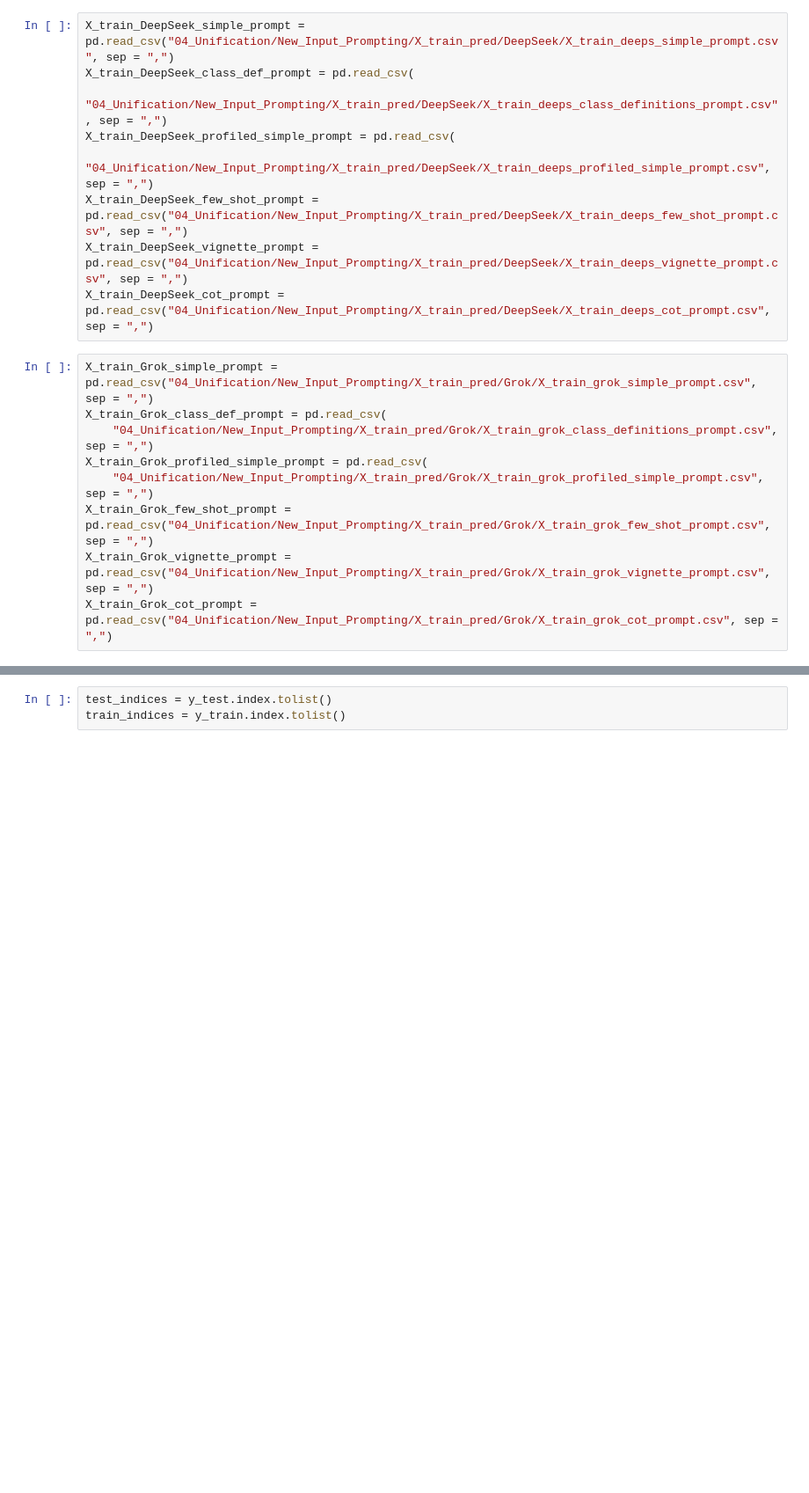
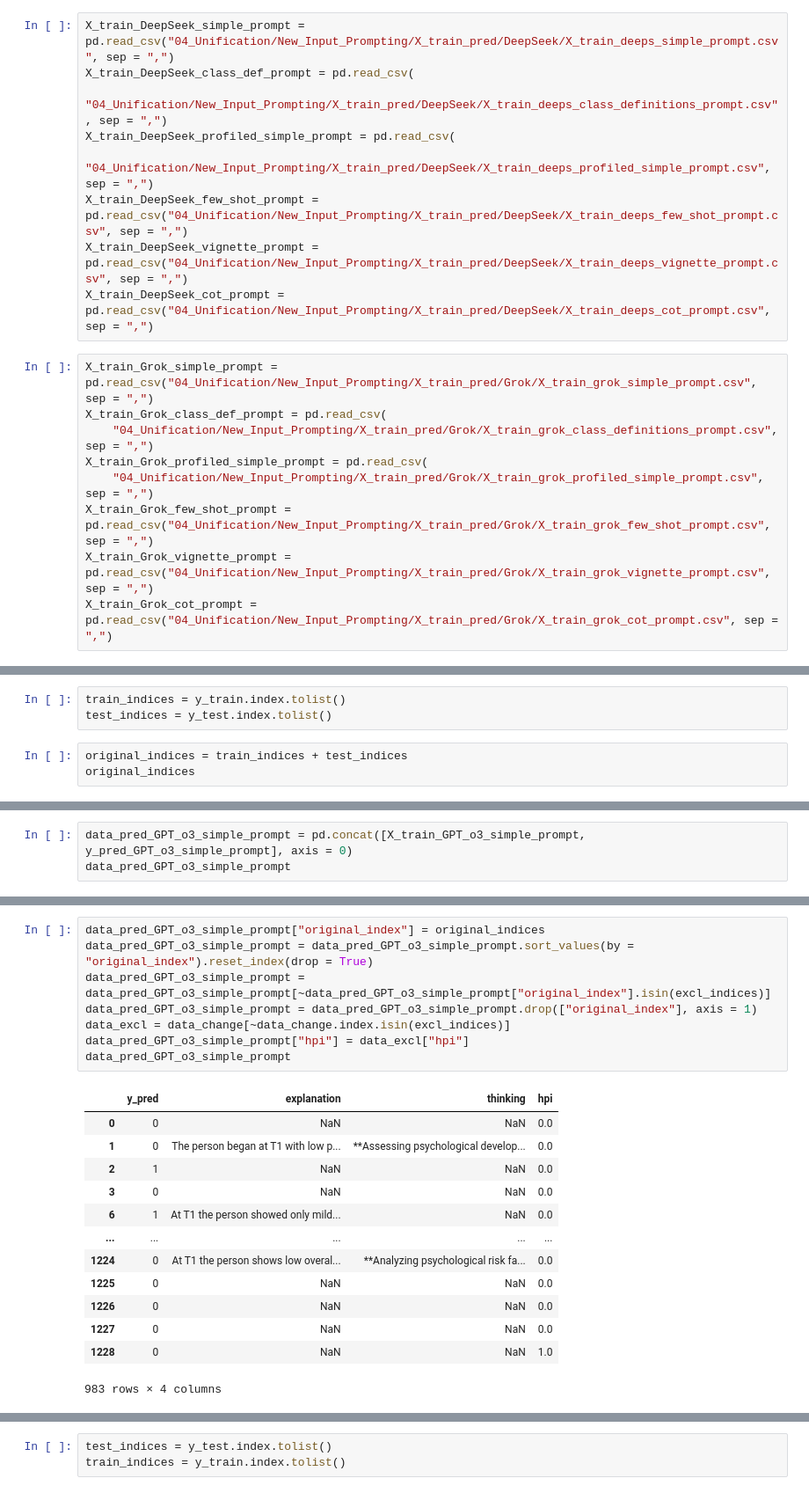
Before and after one commit to kimmizi/master_thesis, a Jupyter notebook: exp/00_Data_Manipulation.ipynb, the cells around one changed output, grey strips where cells are left out. Shown at 88% size. Saved outputs shown, nothing was run; the diff lists cells and outputs as text; blank space fills up the shorter version.

Commit message:
Excl data train test, concatenate

```diff
--- a/exp/00_Data_Manipulation.ipynb
+++ b/exp/00_Data_Manipulation.ipynb
@@ -151,0 +210,6 @@ X_train shape:  (983, 22) 0.8
+# %%
+train_indices = y_train.index.tolist()
+test_indices = y_test.index.tolist()
+# %%
+original_indices = train_indices + test_indices
+original_indices
@@ -151,0 +339,3 @@ X_train shape:  (983, 22) 0.8
+# %%
+data_pred_GPT_o3_simple_prompt = pd.concat([X_train_GPT_o3_simple_prompt, y_pred_GPT_o3_simple_prompt], axis = 0)
+data_pred_GPT_o3_simple_prompt
@@ -151,0 +356,22 @@ X_train shape:  (983, 22) 0.8
+# %%
+data_pred_GPT_o3_simple_prompt["original_index"] = original_indices
+data_pred_GPT_o3_simple_prompt = data_pred_GPT_o3_simple_prompt.sort_values(by = "original_index").reset_index(drop = True)
+data_pred_GPT_o3_simple_prompt = data_pred_GPT_o3_simple_prompt[~data_pred_GPT_o3_simple_prompt["original_index"].isin(excl_indices)]
+data_pred_GPT_o3_simple_prompt = data_pred_GPT_o3_simple_prompt.drop(["original_index"], axis = 1)
+data_excl = data_change[~data_change.index.isin(excl_indices)]
+data_pred_GPT_o3_simple_prompt["hpi"] = data_excl["hpi"]
+data_pred_GPT_o3_simple_prompt
+# %% [output]
+|  | y_pred | explanation | thinking | hpi |
+| 0 | 0 | NaN | NaN | 0.0 |
+| 1 | 0 | The person began at T1 with low p... | **Assessing psychological develop... | 0.0 |
+| 2 | 1 | NaN | NaN | 0.0 |
+| 3 | 0 | NaN | NaN | 0.0 |
+| 6 | 1 | At T1 the person showed only mild... | NaN | 0.0 |
+| ... | ... | ... | ... | ... |
+| 1224 | 0 | At T1 the person shows low overal... | **Analyzing psychological risk fa... | 0.0 |
+| 1225 | 0 | NaN | NaN | 0.0 |
+| 1226 | 0 | NaN | NaN | 0.0 |
+| 1227 | 0 | NaN | NaN | 0.0 |
+| 1228 | 0 | NaN | NaN | 1.0 |
+983 rows × 4 columns
```
Also changed, not shown: parts of 23 cells of this notebook.
